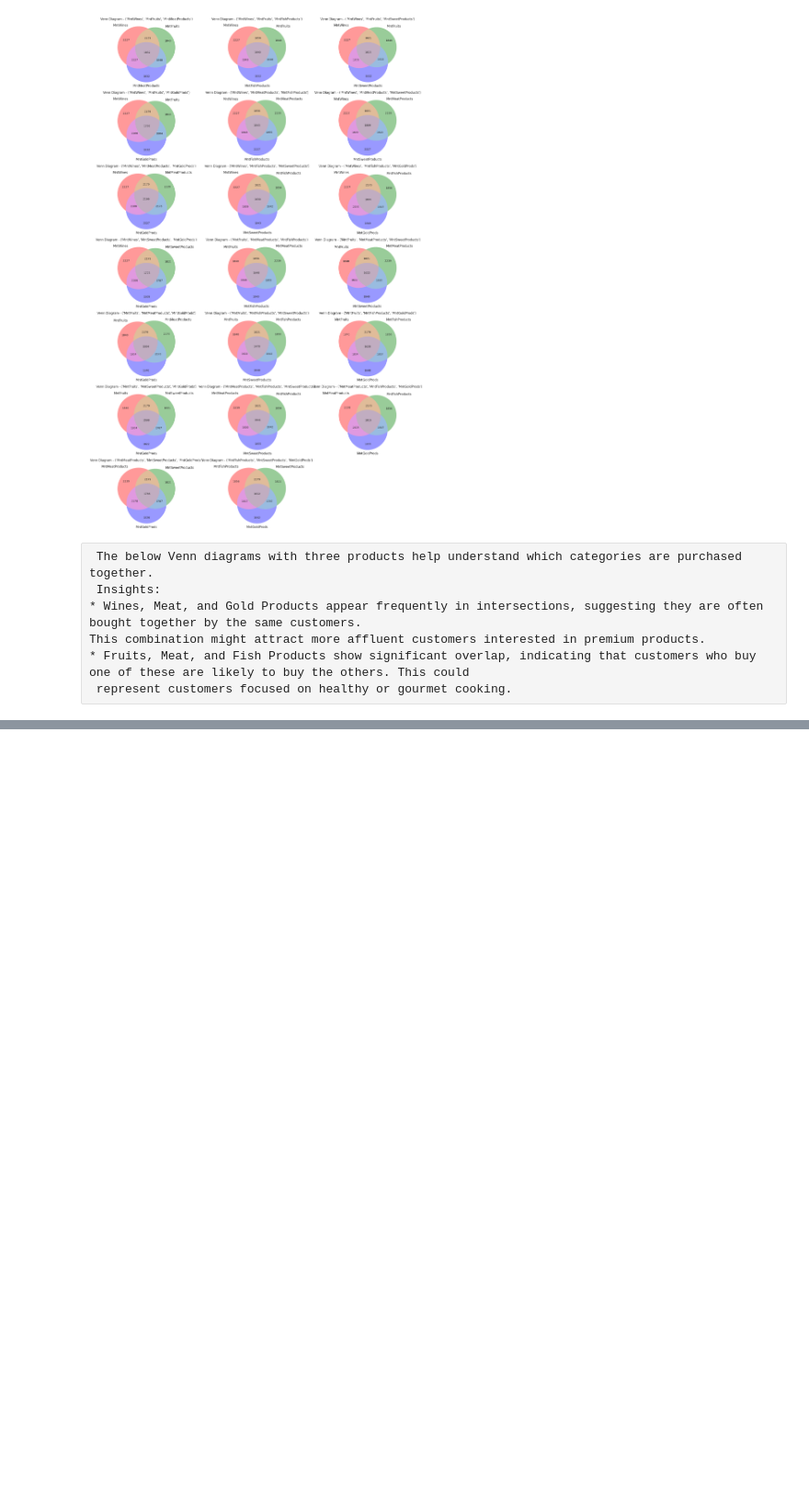
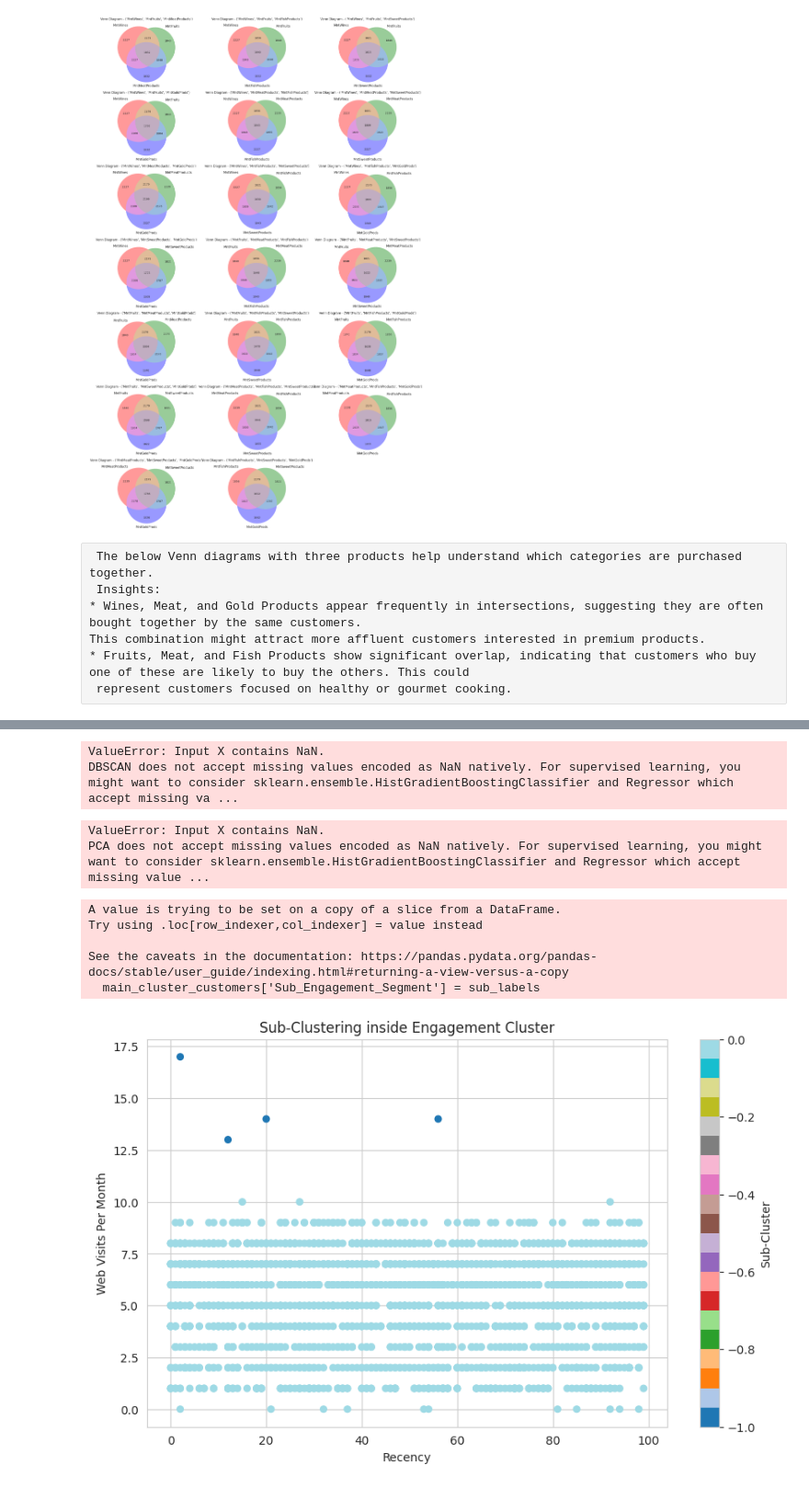
Before and after one commit to vaishnavichandran19121988/Projects-, a Jupyter notebook: CustomerSegmentation/CustomerSegmentation.ipynb, the cells around one changed output, grey strips where cells are left out. Shown at 92% size. Drawn from its saved outputs; the diff is of its cells as text; code cells hidden in the pictures; blank space fills up the shorter version.

```diff
--- a/CustomerSegmentation/CustomerSegmentation.ipynb
+++ b/CustomerSegmentation/CustomerSegmentation.ipynb
@@ -915,0 +990,54 @@ plt.show()
+# %%
+from sklearn.cluster import DBSCAN
+
+dbscan_smart = DBSCAN(eps=1.5, min_samples=5)
+smart_labels = dbscan_smart.fit_predict(X_smart_scaled)
+
+# Save labels
+customers['SmartCluster'] = smart_labels
+# %% [output]
+ValueError: Input X contains NaN.
+DBSCAN does not accept missing values encoded as NaN natively. For supervised learning, you might want to consider sklearn.ensemble.HistGradientBoostingClassifier and Regressor which accept missing va ...
+# %%
+
+from sklearn.decomposition import PCA
+import matplotlib.pyplot as plt
+
+pca_smart = PCA(n_components=2)
+X_smart_pca = pca_smart.fit_transform(X_smart_scaled)
+
+plt.figure(figsize=(10,7))
+plt.scatter(X_smart_pca[:,0], X_smart_pca[:,1], c=customers['SmartCluster'], cmap='tab10', s=40, edgecolors='k')
+plt.title('Customer Clustering Using Smart Correlated Features (PCA Projection)')
+plt.xlabel('Principal Component 1')
+plt.ylabel('Principal Component 2')
+plt.colorbar(label='Smart Cluster Label')
+plt.show()
+# %% [output]
+ValueError: Input X contains NaN.
+PCA does not accept missing values encoded as NaN natively. For supervised learning, you might want to consider sklearn.ensemble.HistGradientBoostingClassifier and Regressor which accept missing value ...
+# %%
+scaler_sub = StandardScaler()
+X_sub_scaled = scaler_sub.fit_transform(X_sub)
+
+dbscan_sub = DBSCAN(eps=1.0, min_samples=5)  # You can tune eps smaller now
+sub_labels = dbscan_sub.fit_predict(X_sub_scaled)
+
+# Save new sub-cluster labels
+main_cluster_customers['Sub_Engagement_Segment'] = sub_labels
+# %% [output]
+A value is trying to be set on a copy of a slice from a DataFrame.
+Try using .loc[row_indexer,col_indexer] = value instead
+
+See the caveats in the documentation: https://pandas.pydata.org/pandas-docs/stable/user_guide/indexing.html#returning-a-view-versus-a-copy
+  main_cluster_customers['Sub_Engagement_Segment'] = sub_labels
+# %%
+plt.figure(figsize=(10,6))
+plt.scatter(main_cluster_customers['Recency'], main_cluster_customers['NumWebVisitsMonth'], c=main_cluster_customers['Sub_Engagement_Segment'], cmap='tab20', s=30)
+plt.title('Sub-Clustering inside Engagement Cluster')
+plt.xlabel('Recency')
+plt.ylabel('Web Visits Per Month')
+plt.colorbar(label='Sub-Cluster')
+plt.show()
+# %% [output]
+[figure, added]
```
Also changed, not shown: parts of 21 cells of this notebook.
